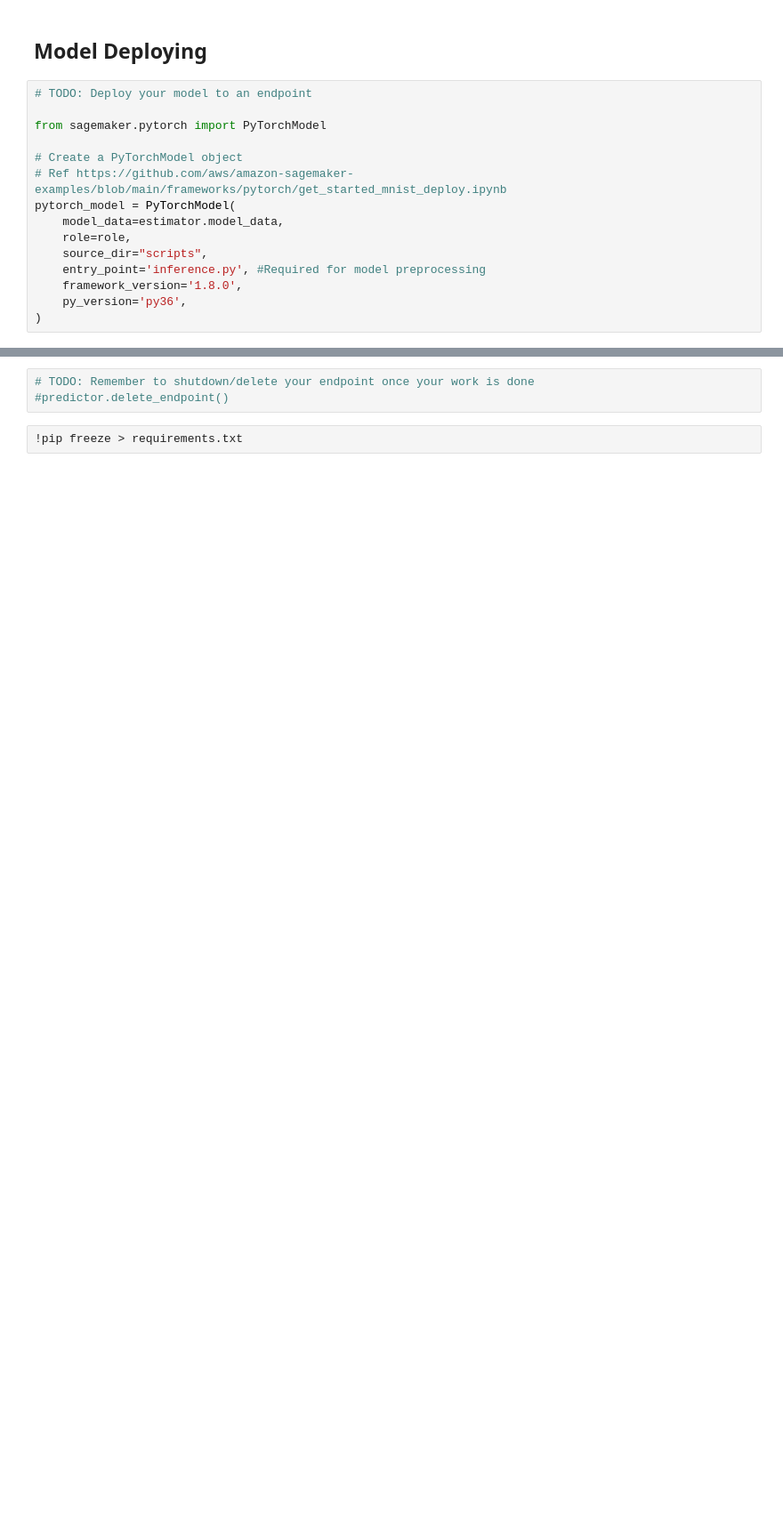
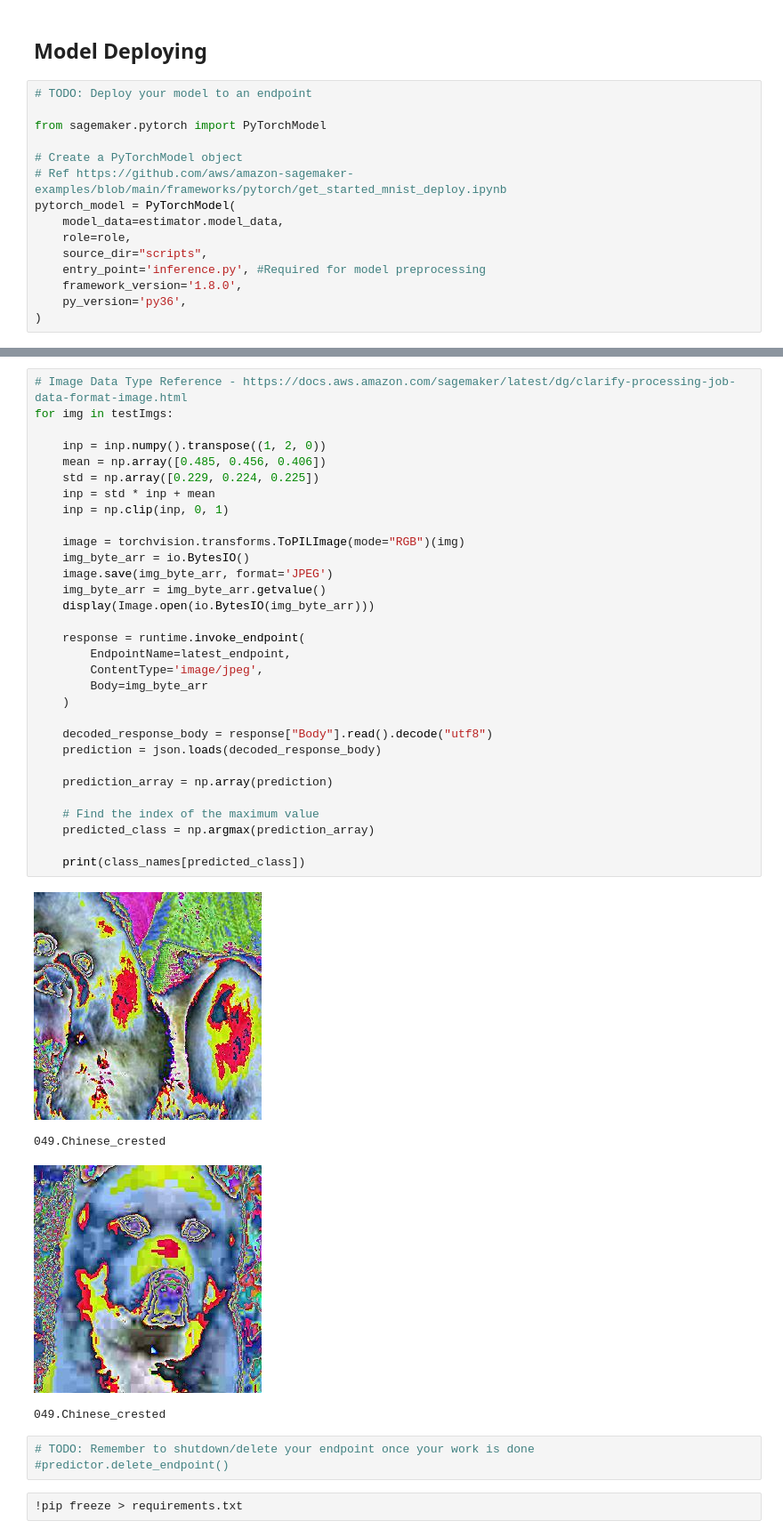
Before and after one commit to emugabi/udacity-cd0387-deep-learning-coursework, a Jupyter notebook: train_and_deploy.ipynb, the cells around one changed output, grey strips where cells are left out. Shown at 89% size. Saved outputs shown, nothing was run; the diff lists cells and outputs as text; blank space fills up the shorter version.

```diff
--- a/train_and_deploy.ipynb
+++ b/train_and_deploy.ipynb
@@ -633,3 +676,39 @@ inputs, classes = next(iter(dataloaders['train']))
+# %%
+# Image Data Type Reference - https://docs.aws.amazon.com/sagemaker/latest/dg/clarify-processing-job-data-format-image.html
+for img in testImgs:
+
+    inp = inp.numpy().transpose((1, 2, 0))
+    mean = np.array([0.485, 0.456, 0.406])
+    std = np.array([0.229, 0.224, 0.225])
+    inp = std * inp + mean
+    inp = np.clip(inp, 0, 1)
+
+    image = torchvision.transforms.ToPILImage(mode="RGB")(img)
+    img_byte_arr = io.BytesIO()
+    image.save(img_byte_arr, format='JPEG')
+    img_byte_arr = img_byte_arr.getvalue()
+    display(Image.open(io.BytesIO(img_byte_arr)))
+
+    response = runtime.invoke_endpoint(
+        EndpointName=latest_endpoint,
+        ContentType='image/jpeg',
+        Body=img_byte_arr
+    )
+
+    decoded_response_body = response["Body"].read().decode("utf8")
+    prediction = json.loads(decoded_response_body)
+
+    prediction_array = np.array(prediction)
+
+    # Find the index of the maximum value
+    predicted_class = np.argmax(prediction_array)
+
+    print(class_names[predicted_class])
+# %% [output]
+[figure, added]
+049.Chinese_crested
+[figure, added]
+049.Chinese_crested
 # %%
 # TODO: Remember to shutdown/delete your endpoint once your work is done
 #predictor.delete_endpoint()
```
Also changed, not shown: parts of 13 cells of this notebook, 1 other file.
